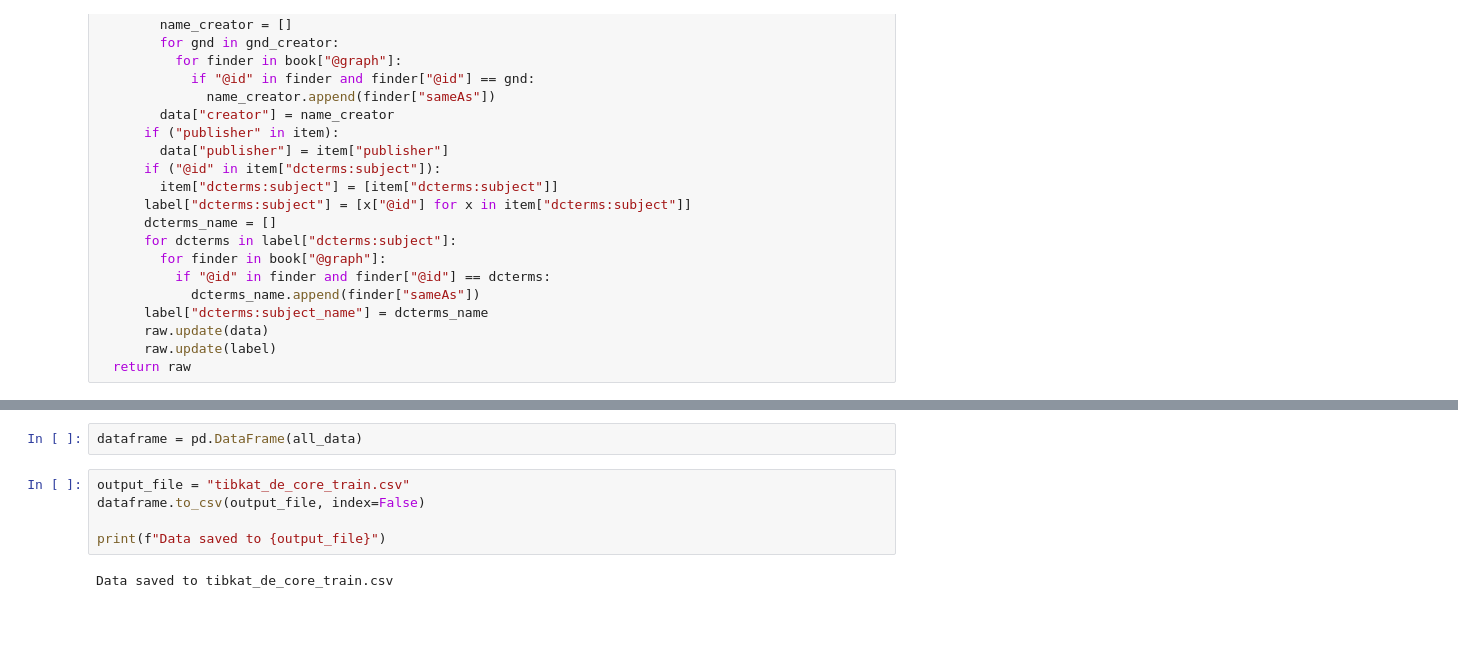
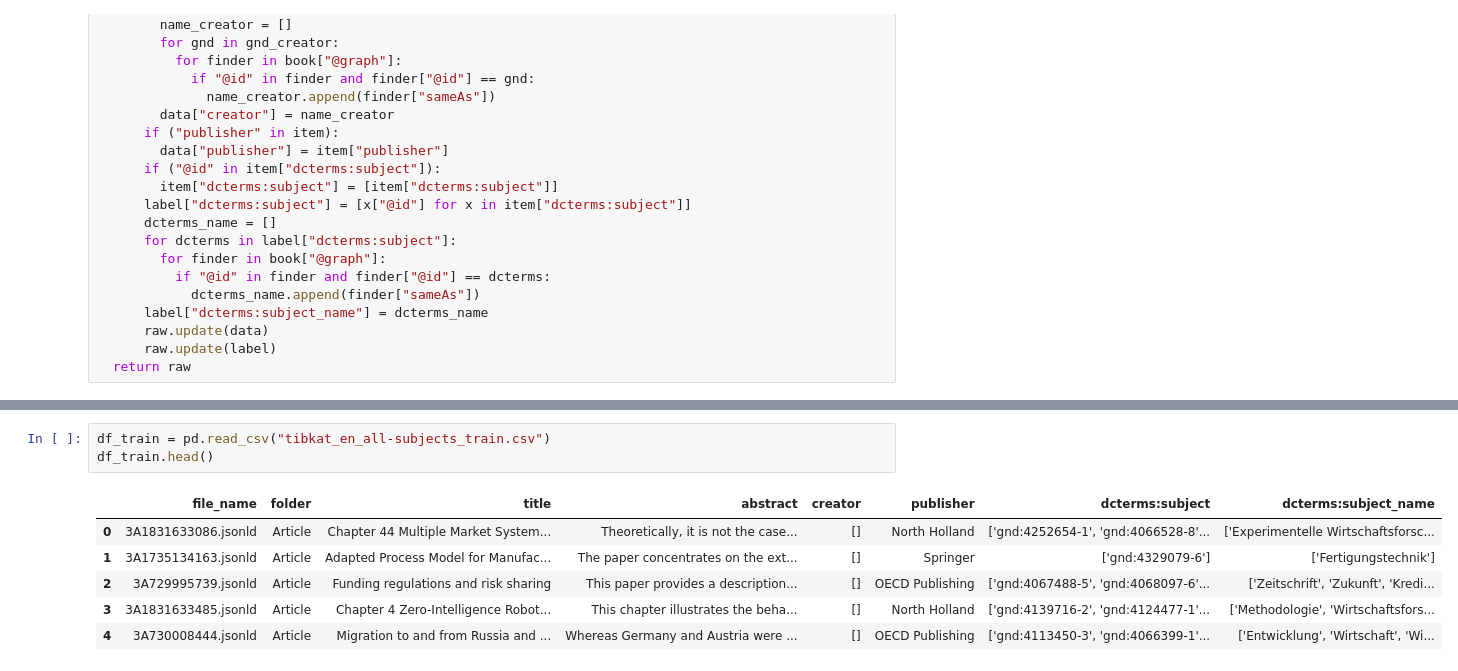
Before and after one commit to BehradSamimi/LLM-based-Automated-Subject-Tagging-for-a-National-Technical-Library, a Jupyter notebook: tibkat-preprocessing.ipynb, the cells around one changed output, grey strips where cells are left out. Drawn from its saved outputs; the diff is of its cells as text; blank space fills up the shorter version.

```diff
--- a/tibkat-preprocessing.ipynb
+++ b/tibkat-preprocessing.ipynb
@@ -111,10 +112,11 @@ Processing file 500: 3A1668026619.jsonld
 Data saved to tibkat_en_all-subjects_dev.csv
-# %%
-dataframe = pd.DataFrame(all_data)
-# %%
-output_file = "tibkat_de_core_train.csv"
-dataframe.to_csv(output_file, index=False)
-
-print(f"Data saved to {output_file}")
-# %% [output]
-Data saved to tibkat_de_core_train.csv
+# %%
+df_train = pd.read_csv("tibkat_en_all-subjects_train.csv")
+df_train.head()
+# %% [output]
+|  | file_name | folder | title | abstract | creator | publisher | dcterms:subject | dcterms:subject_name |
+| 0 | 3A1831633086.jsonld | Article | Chapter 44 Multiple Market System... | Theoretically, it is not the case... | [] | North Holland | ['gnd:4252654-1', 'gnd:4066528-8'... | ['Experimentelle Wirtschaftsforsc... |
+| 1 | 3A1735134163.jsonld | Article | Adapted Process Model for Manufac... | The paper concentrates on the ext... | [] | Springer | ['gnd:4329079-6'] | ['Fertigungstechnik'] |
+| 2 | 3A729995739.jsonld | Article | Funding regulations and risk sharing | This paper provides a description... | [] | OECD Publishing | ['gnd:4067488-5', 'gnd:4068097-6'... | ['Zeitschrift', 'Zukunft', 'Kredi... |
+| 3 | 3A1831633485.jsonld | Article | Chapter 4 Zero-Intelligence Robot... | This chapter illustrates the beha... | [] | North Holland | ['gnd:4139716-2', 'gnd:4124477-1'... | ['Methodologie', 'Wirtschaftsfors... |
+| 4 | 3A730008444.jsonld | Article | Migration to and from Russia and ... | Whereas Germany and Austria were ... | [] | OECD Publishing | ['gnd:4113450-3', 'gnd:4066399-1'... | ['Entwicklung', 'Wirtschaft', 'Wi... |
```
Also changed, not shown: parts of 9 cells of this notebook.
